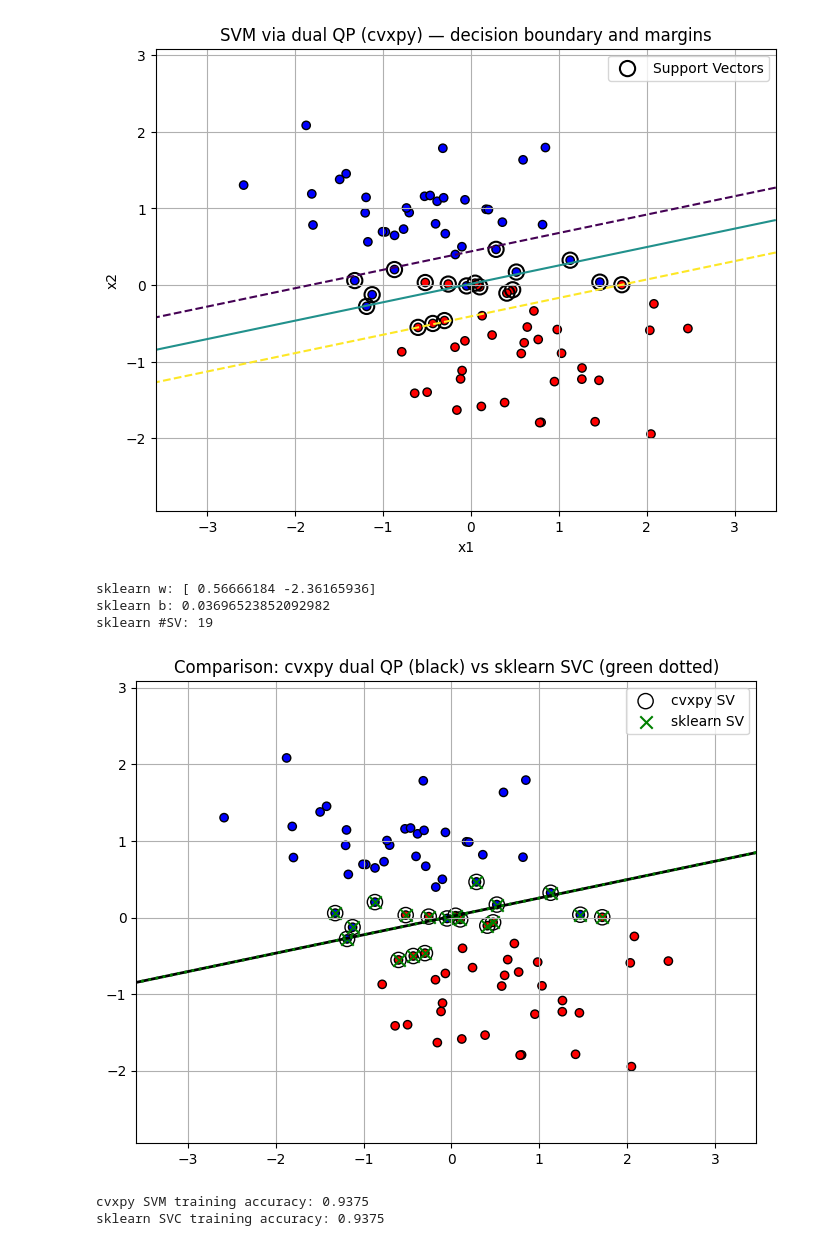
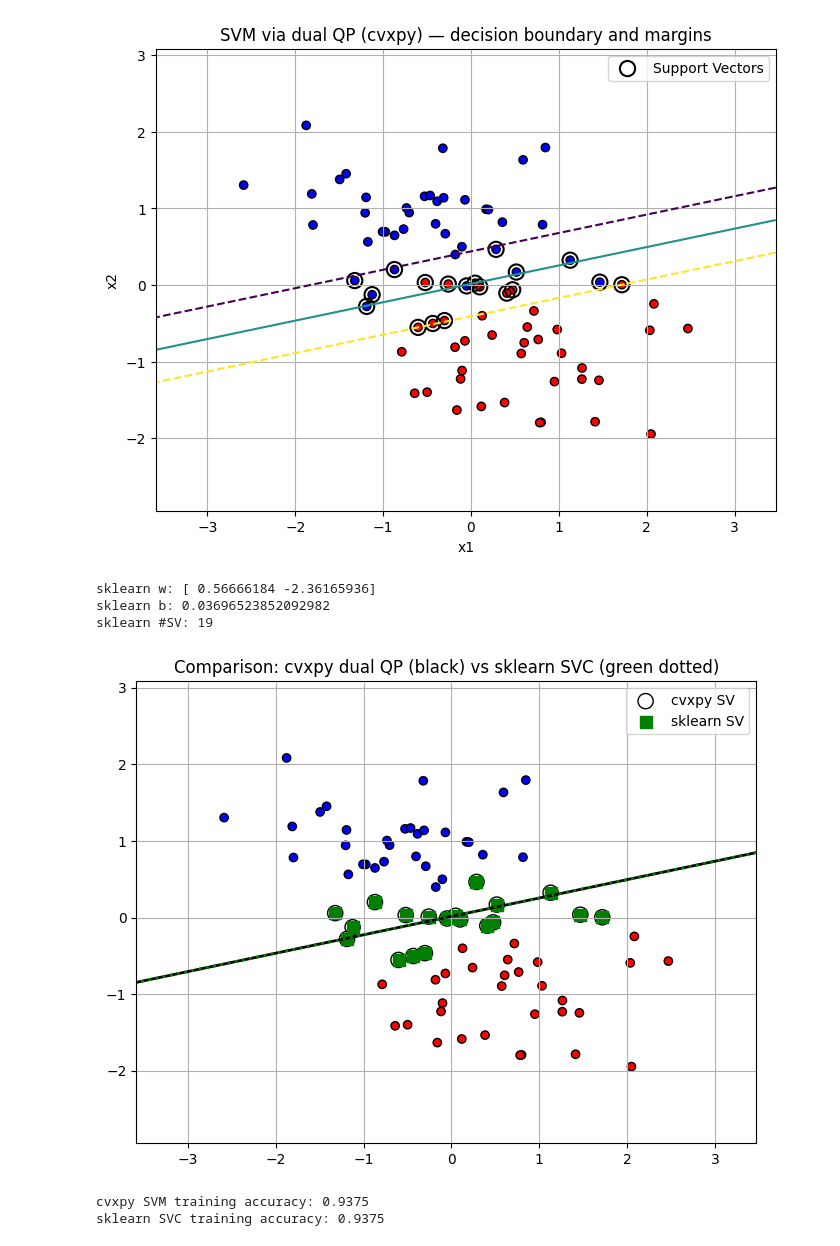
Before and after one commit to p3ter-dev/convex_optimization, a Jupyter notebook: convex_optimization.ipynb, the cells around one changed output. Saved outputs shown, nothing was run; the diff lists cells and outputs as text; code cells hidden in the pictures.

```diff
--- a/convex_optimization.ipynb
+++ b/convex_optimization.ipynb
@@ -158,34 +158,34 @@ print('sklearn #SV:', len(sv_idx_skl))
 
 # Plot both solutions for comparison
 plt.figure(figsize=(8,6))
 # cvxpy decision boundary
 Z_cvx = grid.dot(w) + b
 Z_cvx = Z_cvx.reshape(XX.shape)
 plt.contour(XX, YY, Z_cvx, levels=[0.0], colors='k', linewidths=2, linestyles='-')
 # sklearn decision boundary
 Z_skl = grid.dot(w_skl) + b_skl
 Z_skl = Z_skl.reshape(XX.shape)
 plt.contour(XX, YY, Z_skl, levels=[0.0], colors='g', linewidths=2, linestyles=':')
 
 plt.scatter(X_scaled[:,0], X_scaled[:,1], c=y, cmap='bwr', edgecolors='k')
 plt.scatter(X_scaled[sv_indices,0], X_scaled[sv_indices,1], s=120, facecolors='none', edgecolors='k', label='cvxpy SV')
-plt.scatter(X_scaled[sv_idx_skl,0], X_scaled[sv_idx_skl,1], s=80, marker='x', c='green', label='sklearn SV')
+plt.scatter(X_scaled[sv_idx_skl,0], X_scaled[sv_idx_skl,1], s=80, marker='s', c='green', label='sklearn SV')
 plt.title('Comparison: cvxpy dual QP (black) vs sklearn SVC (green dotted)')
 plt.legend()
 plt.grid(True)
 plt.show()
 
 
 # Quick numeric comparison
 from sklearn.metrics import accuracy_score
 pred_cvx = np.sign(X_scaled.dot(w) + b)
 pred_skl = svc.predict(X_scaled)
 print('cvxpy SVM training accuracy:', accuracy_score(y, pred_cvx))
 print('sklearn SVC training accuracy:', accuracy_score(y, pred_skl))
 # %% [output]
 sklearn w: [ 0.56666184 -2.36165936]
 sklearn b: 0.03696523852092982
 sklearn #SV: 19
-[figure, old version]
+[figure, new version]
 cvxpy SVM training accuracy: 0.9375
 sklearn SVC training accuracy: 0.9375
```
